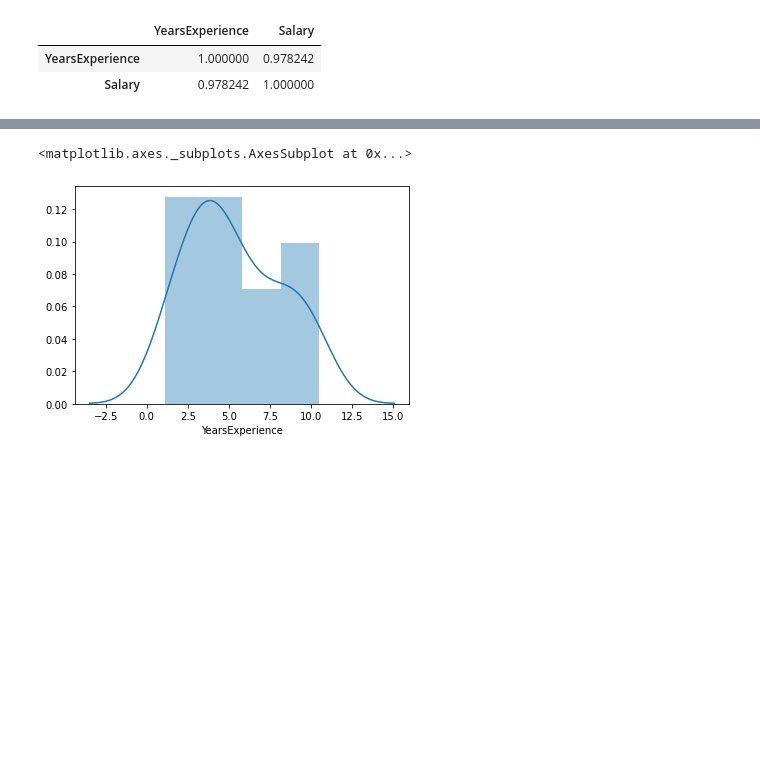
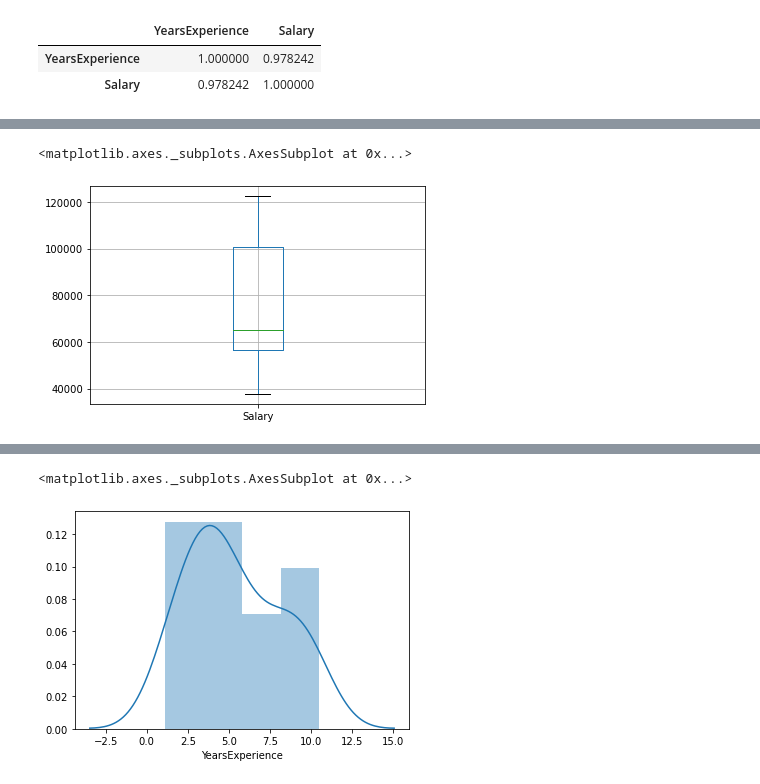
Before and after one commit to conred5/DataScienceAssignments, a Jupyter notebook: Simple linear Regression/SalaryHike.ipynb, the cells around one changed output, grey strips where cells are left out. Saved outputs shown, nothing was run; the diff lists cells and outputs as text; code cells hidden in the pictures; blank space fills up the shorter version.

```diff
--- a/Simple linear Regression/SalaryHike.ipynb
+++ b/Simple linear Regression/SalaryHike.ipynb
@@ -46,0 +52,5 @@ data.corr()
+# %%
+data.boxplot(column=['Salary'])
+# %% [output]
+<matplotlib.axes._subplots.AxesSubplot at 0x...>
+[figure, added]
```
Also changed, not shown: parts of 42 cells of this notebook, 1 other file.
